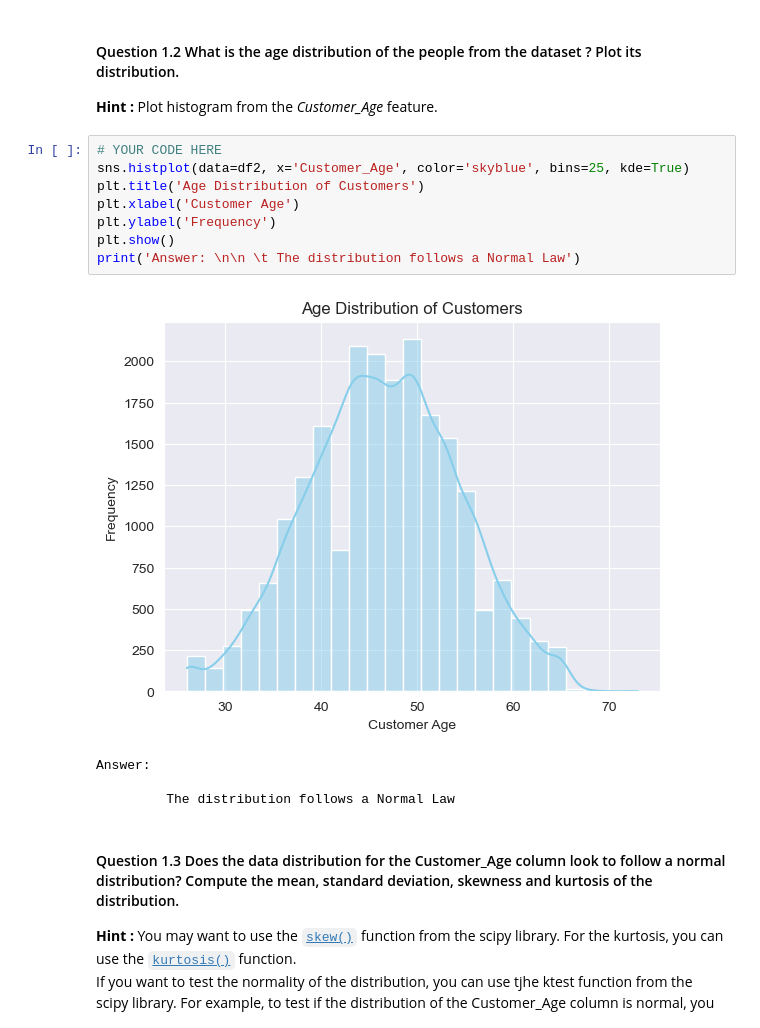
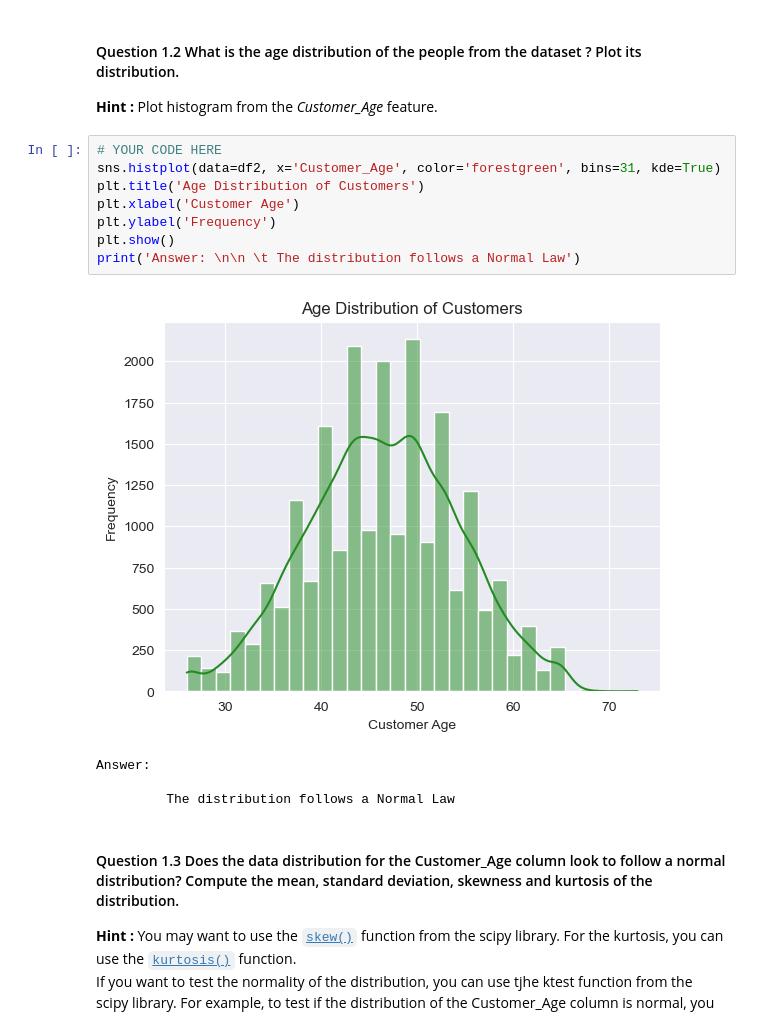
Before and after one commit to gmt01/bia, a Jupyter notebook: BIA_assignment_2023.ipynb, the cells around one changed output. Saved outputs shown, nothing was run; the diff lists cells and outputs as text.

```diff
--- a/BIA_assignment_2023.ipynb
+++ b/BIA_assignment_2023.ipynb
@@ -412,14 +399,14 @@ plt.show()
 __Hint :__ Plot histogram from the _Customer_Age_ feature.
 # %%
 # YOUR CODE HERE
-sns.histplot(data=df2, x='Customer_Age', color='skyblue', bins=25, kde=True)
+sns.histplot(data=df2, x='Customer_Age', color='forestgreen', bins=31, kde=True)
 plt.title('Age Distribution of Customers')
 plt.xlabel('Customer Age')
 plt.ylabel('Frequency')
 plt.show()
 print('Answer: \n\n \t The distribution follows a Normal Law')
 # %% [output]
-[figure, old version]
+[figure, new version]
 Answer:
 
          The distribution follows a Normal Law
```
Also changed, not shown: parts of 23 cells of this notebook.
